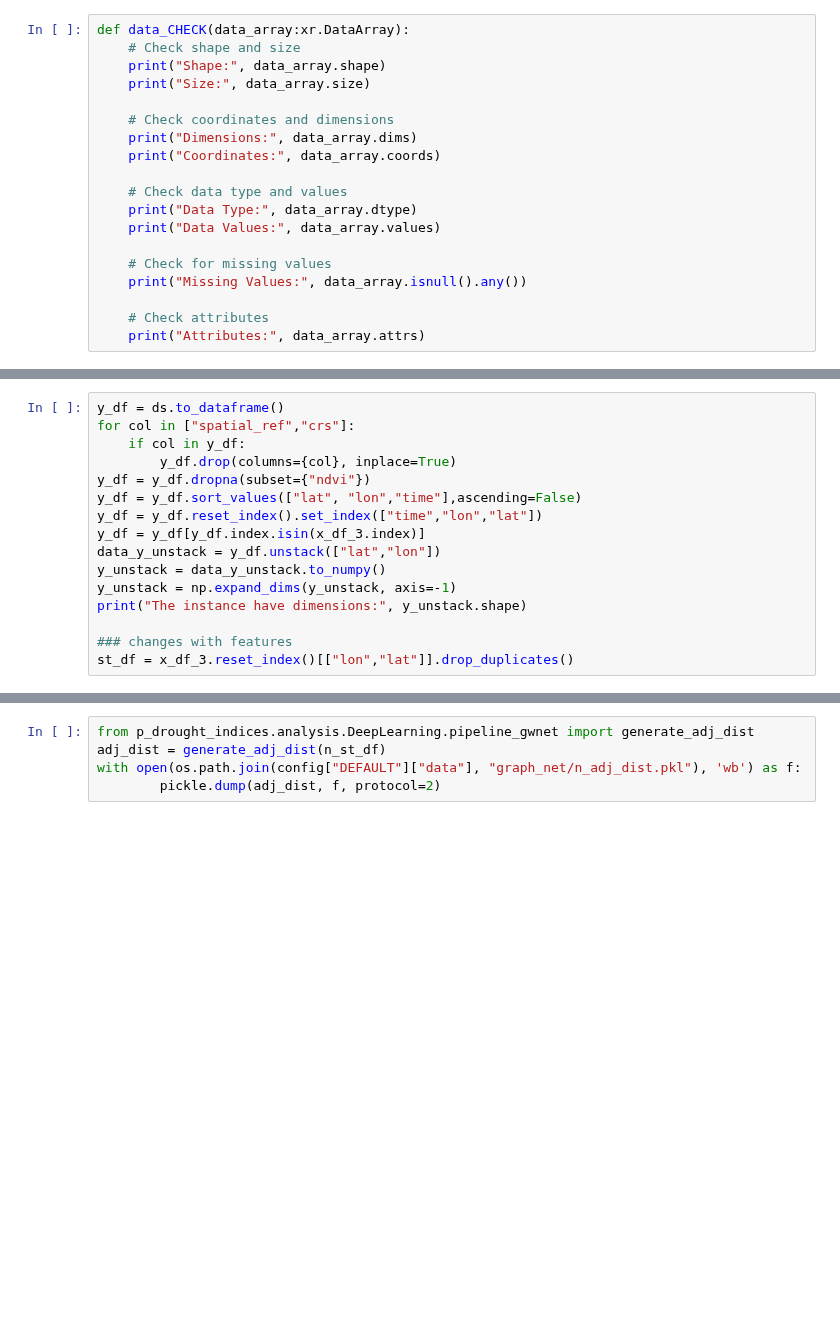
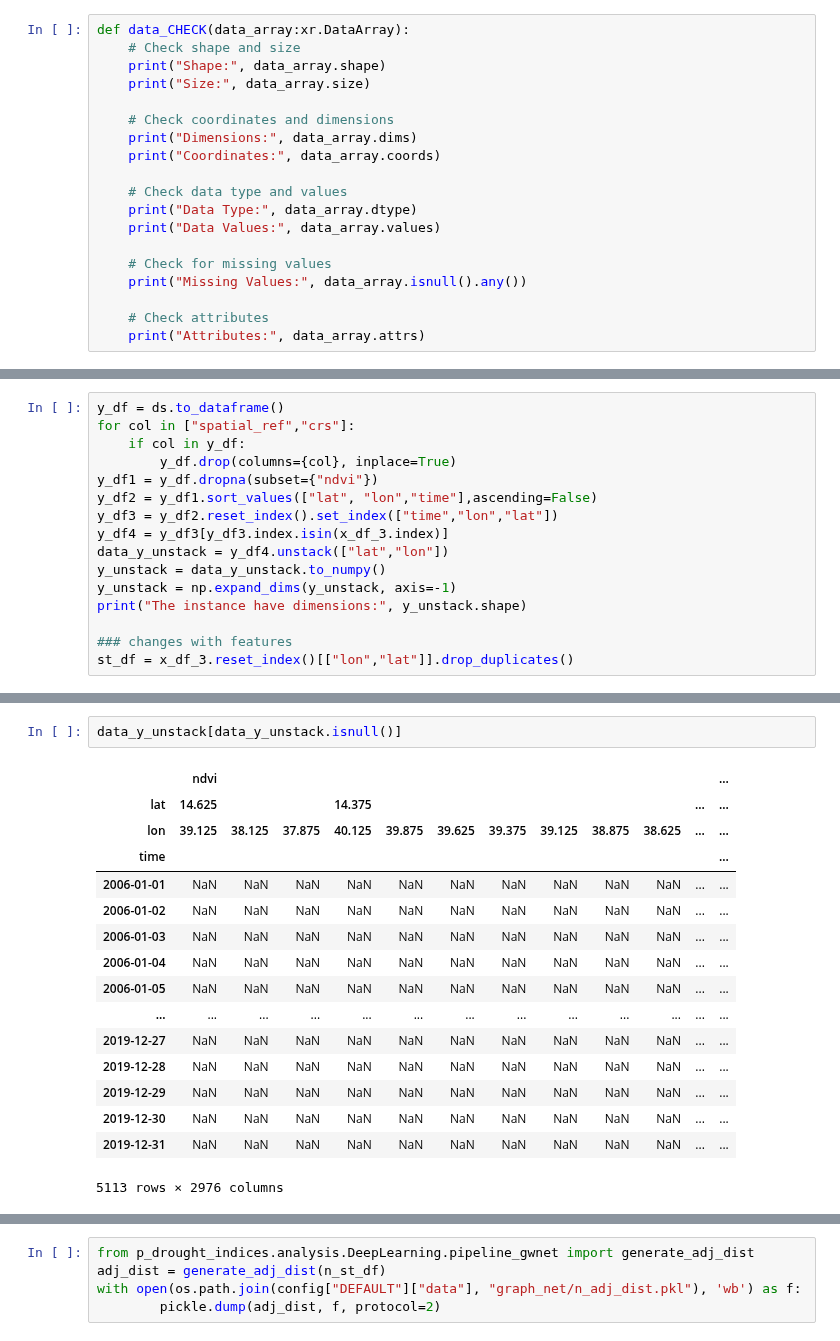
Before and after one commit to Riccardo7-DS/Indices_analysis, a Jupyter notebook: notebooks/graph_nn.ipynb, the cells around one changed output, grey strips where cells are left out. Saved outputs shown, nothing was run; the diff lists cells and outputs as text; blank space fills up the shorter version.

```diff
--- a/notebooks/graph_nn.ipynb
+++ b/notebooks/graph_nn.ipynb
@@ -68,11 +100,11 @@ y_df = ds.to_dataframe()
 for col in ["spatial_ref","crs"]:
     if col in y_df:
         y_df.drop(columns={col}, inplace=True)
-y_df = y_df.dropna(subset={"ndvi"})
-y_df = y_df.sort_values(["lat", "lon","time"],ascending=False)
-y_df = y_df.reset_index().set_index(["time","lon","lat"])
-y_df = y_df[y_df.index.isin(x_df_3.index)]
-data_y_unstack = y_df.unstack(["lat","lon"])
+y_df1 = y_df.dropna(subset={"ndvi"})
+y_df2 = y_df1.sort_values(["lat", "lon","time"],ascending=False)
+y_df3 = y_df2.reset_index().set_index(["time","lon","lat"])
+y_df4 = y_df3[y_df3.index.isin(x_df_3.index)]
+data_y_unstack = y_df4.unstack(["lat","lon"])
 y_unstack = data_y_unstack.to_numpy()
 y_unstack = np.expand_dims(y_unstack, axis=-1)
 print("The instance have dimensions:", y_unstack.shape)
@@ -81,0 +192,19 @@ st_df = x_df_3.reset_index()[["lon","lat"]].drop_duplicates()
+# %%
+data_y_unstack[data_y_unstack.isnull()]
+# %% [output]
+|  | ndvi |  |  |  |  |  |  |  |  |  |  | ... |
+| lat | 14.625 |  |  | 14.375 |  |  |  |  |  |  | ... | ... |
+| lon | 39.125 | 38.125 | 37.875 | 40.125 | 39.875 | 39.625 | 39.375 | 39.125 | 38.875 | 38.625 | ... | ... |
+| time |  |  |  |  |  |  |  |  |  |  |  | ... |
+| 2006-01-01 | NaN | NaN | NaN | NaN | NaN | NaN | NaN | NaN | NaN | NaN | ... | ... |
+| 2006-01-02 | NaN | NaN | NaN | NaN | NaN | NaN | NaN | NaN | NaN | NaN | ... | ... |
+| 2006-01-03 | NaN | NaN | NaN | NaN | NaN | NaN | NaN | NaN | NaN | NaN | ... | ... |
+| 2006-01-04 | NaN | NaN | NaN | NaN | NaN | NaN | NaN | NaN | NaN | NaN | ... | ... |
+| 2006-01-05 | NaN | NaN | NaN | NaN | NaN | NaN | NaN | NaN | NaN | NaN | ... | ... |
+| ... | ... | ... | ... | ... | ... | ... | ... | ... | ... | ... | ... | ... |
+| 2019-12-27 | NaN | NaN | NaN | NaN | NaN | NaN | NaN | NaN | NaN | NaN | ... | ... |
+| 2019-12-28 | NaN | NaN | NaN | NaN | NaN | NaN | NaN | NaN | NaN | NaN | ... | ... |
+| 2019-12-29 | NaN | NaN | NaN | NaN | NaN | NaN | NaN | NaN | NaN | NaN | ... | ... |
+| 2019-12-30 | NaN | NaN | NaN | NaN | NaN | NaN | NaN | NaN | NaN | NaN | ... | ... |
+| 2019-12-31 | NaN | NaN | NaN | NaN | NaN | NaN | NaN | NaN | NaN | NaN | ... | ... |
+5113 rows × 2976 columns
```
Also changed, not shown: parts of 32 cells of this notebook, 15 other files.
